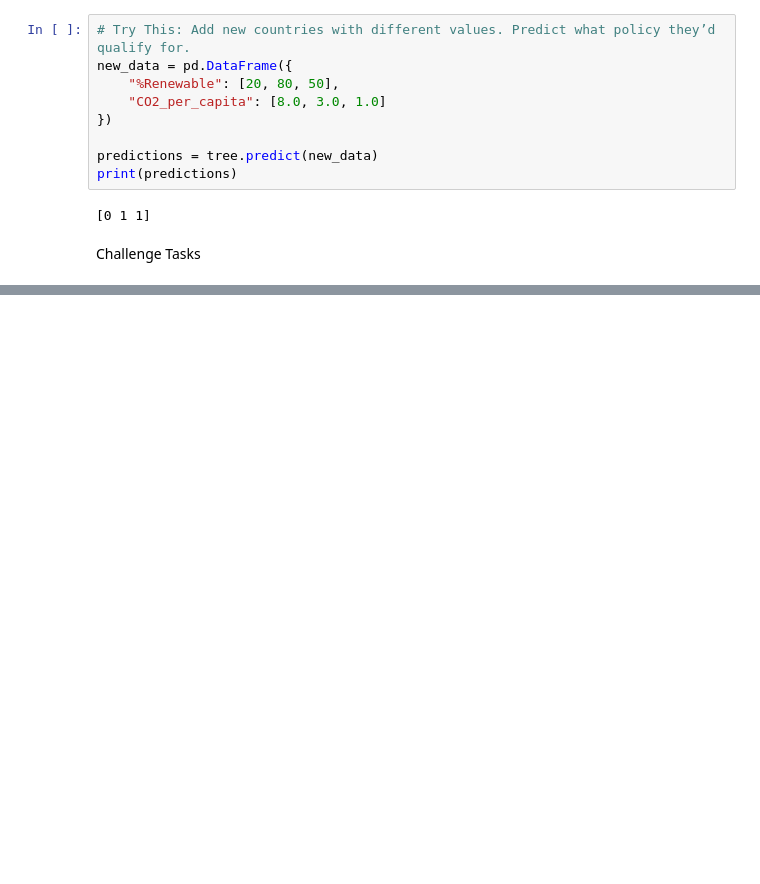
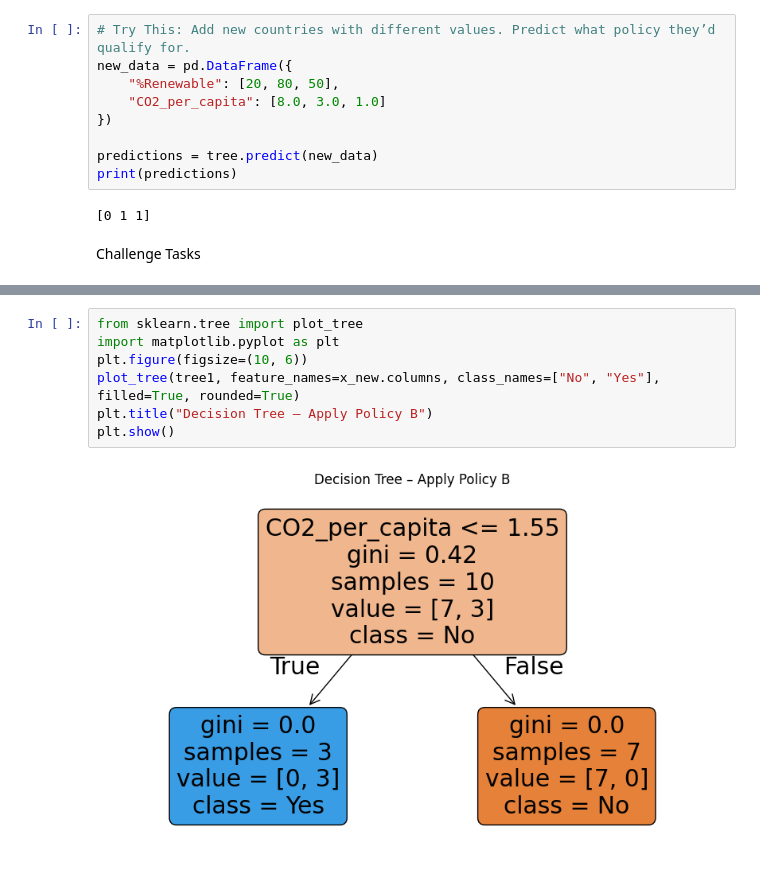
Before and after one commit to Lijan-Baral/GitHub-CST184, a Jupyter notebook: Week3_Tutorial_DecisionTree.ipynb, the cells around one changed output, grey strips where cells are left out. Cells and saved outputs as stored; diff of their text form; blank space fills up the shorter version.

```diff
--- a/Week3_Tutorial_DecisionTree.ipynb
+++ b/Week3_Tutorial_DecisionTree.ipynb
@@ -178,0 +214,9 @@ feature_names_with_region = X_new.columns.tolist()
+# %%
+from sklearn.tree import plot_tree
+import matplotlib.pyplot as plt
+plt.figure(figsize=(10, 6))
+plot_tree(tree1, feature_names=x_new.columns, class_names=["No", "Yes"], filled=True, rounded=True)
+plt.title("Decision Tree – Apply Policy B")
+plt.show()
+# %% [output]
+[figure, added]
```
Also changed, not shown: parts of 12 cells of this notebook.
